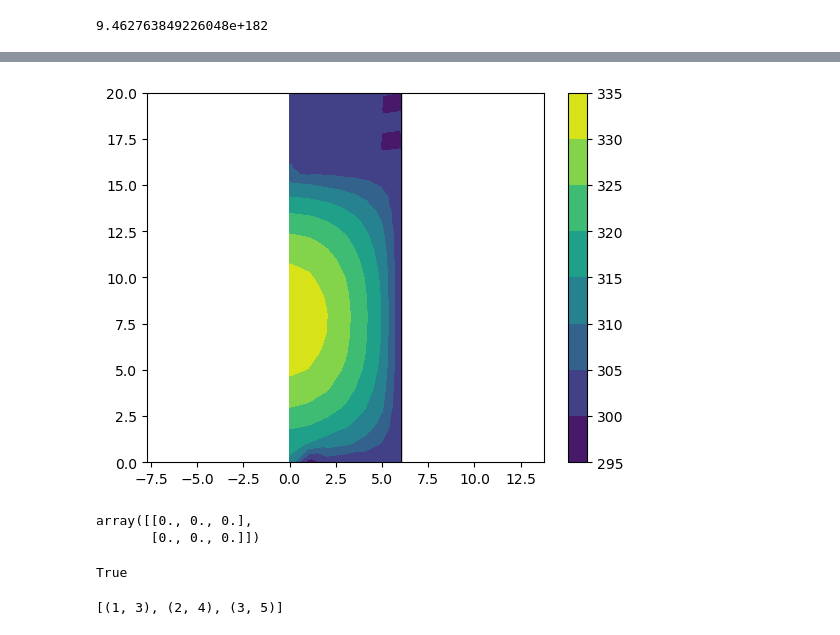
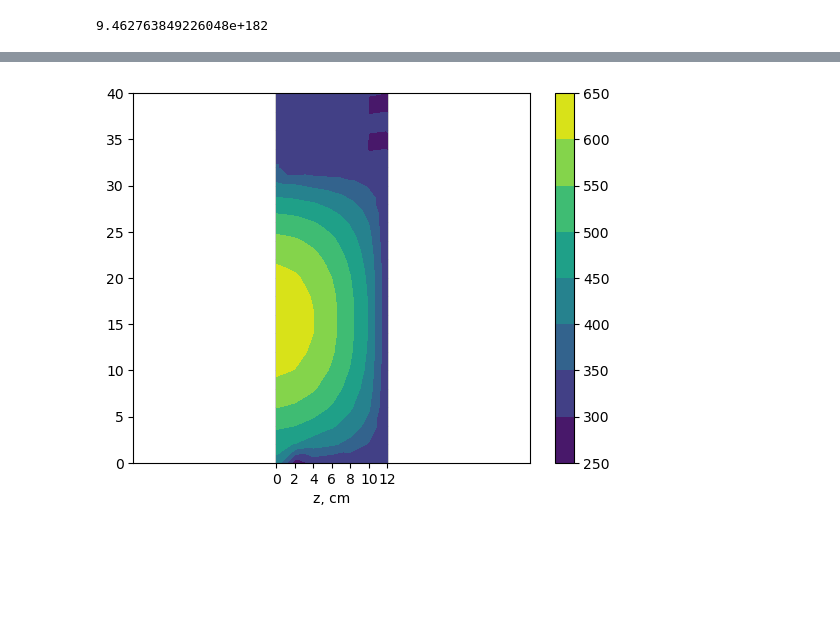
Before and after one commit to denizaurus/FEM-Heat-Tranfer, a Jupyter notebook: project copy.ipynb, the cells around one changed output, grey strips where cells are left out. Cells and saved outputs as stored; diff of their text form; code cells hidden in the pictures; blank space fills up the shorter version.

Commit message:
Code cleanup and changes to tick names in visualisation

```diff
--- a/project copy.ipynb
+++ b/project copy.ipynb
@@ -223,44 +223,28 @@ def elem_2D(xcoord, ycoord) -> np.ndarray:
     ndof = 1           # degrees of freedom per node
     edof = nnel * ndof # degrees of freedom per element
 
-    nglx = 2
-    ngly = 2           # 2 points in each direction for Gauss integration
-
-    [points, weights] = gauss_legendre_2D(nglx, ngly)
-
     k = np.zeros((edof, edof))
-
-    nodes = [0, 1, 3, 2]
 
     ref_xi  = [-1/np.sqrt(3),  1/np.sqrt(3), 1/np.sqrt(3), -1/np.sqrt(3)]
     ref_eta = [-1/np.sqrt(3), -1/np.sqrt(3), 1/np.sqrt(3),  1/np.sqrt(3)]
 
-    # print(points)
-
     #sampling over all the integration points
-    for node in range(4):
+    for i in range(4):
     #
-
-        al, daldxi, daldeta = feisoq4(ref_xi, ref_eta, node)
-        # print(daldxi)
-        # print(daldeta)
-        # print("-----BREAK-----")
+        al, daldxi, daldeta = feisoq4(ref_xi[i], ref_eta[i])
     #
         jacob2    = fejacob2(edof, daldxi, daldeta, xcoord, ycoord)
         detjacob  = np.linalg.det(jacob2)
         invjacob  = np.linalg.inv(jacob2)
         invjacobt = np.transpose(invjacob)
-        # print(jacob2)
 
         daldx, daldy = federiv2(edof, daldxi, daldeta, invjacobt)
 
         #calculation of the matrix
         for i in range(edof):
-            ii = nodes[i]
             for j in range(edof):
-                jj = nodes[j]
                 k[i, j] = (daldx[i] * daldx[j] + daldy[i] * daldy[j]) * detjacob
-                # not += !!!!!
+                # =, not +=
 
     return al, detjacob, k
 # %% [markdown]
@@ -407,13 +363,13 @@ assert(dr <= 0.02)
 h     = 20000
 Tr    = 300
 sigma = 5.67e-8
-Q     = 400000
+Q     = 4000000
 
 radiative = False
 
 class Material:
     def __init__(self, Tmelt, k, emissivity = None):
+        self.Tmelt  = Tmelt
         self.k      = k                           # thermal conductivity
-        self.Tmelt  = Tmelt
         self.emiss  = emissivity
 # %%
@@ -744,36 +694,41 @@ elements_quads = np.array([[r_step + z_step * (r_blocks + 1),
                             for z_step in range(0, z_blocks)
                             for r_step in range(0, r_blocks)])
 
 
 # elements_quads = [[0, 1, 4, 3], [1, 2, 5, 4], [3, 4, 8, 7], [4, 5, 9, 8]]
 #========================================================================
 
 elements = elements_quads
 
 
 # convert all elements into triangles
 #elements_all_tris = elements_tris + quads_to_tris(elements_quads)
 
 elements_all_tris = quads_to_tris(elements_quads)
 
 # create an unstructured triangular grid instance
 triangulation = tri.Triangulation(nodes_x, nodes_y, elements_all_tris)
 
 
 # plot the finite element mesh
 plot_fem_mesh(nodes_x, nodes_y, elements)
 
 # plot the contours
 plt.tricontourf(triangulation, nodal_values)
 
 # show
 plt.colorbar()
 plt.axis('equal')
+
+locs, labels = plt.xticks()
+plt.xticks(locs, np.linspace(0, 12, 7, dtype=int))
+
+locs, labels = plt.yticks()
+plt.yticks(locs, np.linspace(0, 40, 9, dtype=int))
+
+plt.xlabel("r, cm")
+plt.xlabel("z, cm")
+
 plt.show()
 # %% [output]
-[figure, old version]
+[figure, new version]
-# %%
-np.zeros((2, 3))
-# %% [output]
-array([[0., 0., 0.],
-       [0., 0., 0.]])
@@ -782,11 +734,0 @@ a = np.array([0.1, 0.2, 0.5])
-# %%
-(a > 0.1).any()
-# %% [output]
-True
-# %%
-a = [1, 2, 3]
-b  = [3, 4, 5]
-
-print(list(zip(a, b)))
-# %% [output]
-[(1, 3), (2, 4), (3, 5)]
```
Also changed, not shown: parts of 14 cells of this notebook.
